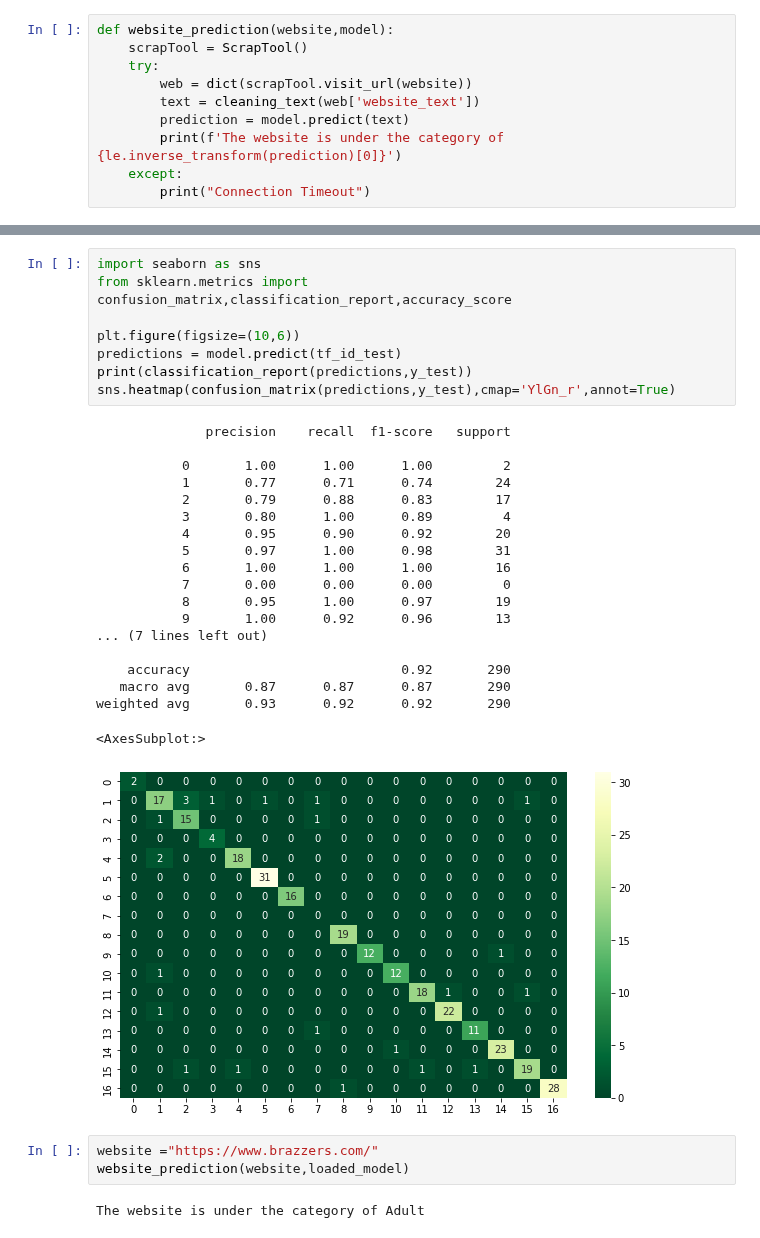
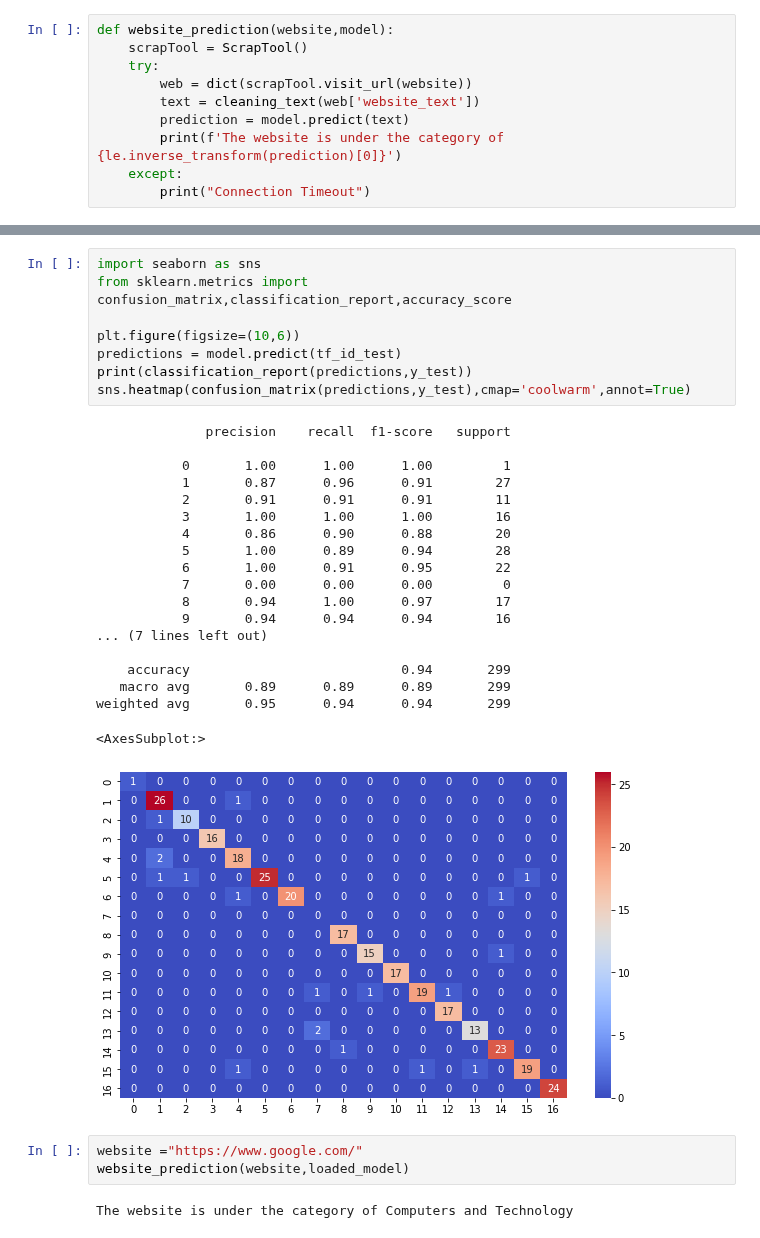
Before and after one commit to Shreyas-hacker/Webpages, a Jupyter notebook: WebsiteClassificationwithCleanedData.ipynb, the cells around one changed output, grey strips where cells are left out. Saved outputs shown, nothing was run; the diff lists cells and outputs as text.

```diff
--- a/WebsiteClassificationwithCleanedData.ipynb
+++ b/WebsiteClassificationwithCleanedData.ipynb
@@ -377,33 +376,33 @@ print(result)
 # %%
 import seaborn as sns
 from sklearn.metrics import confusion_matrix,classification_report,accuracy_score
 
 plt.figure(figsize=(10,6))
 predictions = model.predict(tf_id_test)
 print(classification_report(predictions,y_test))
-sns.heatmap(confusion_matrix(predictions,y_test),cmap='YlGn_r',annot=True)
+sns.heatmap(confusion_matrix(predictions,y_test),cmap='coolwarm',annot=True)
 # %% [output]
               precision    recall  f1-score   support
 
-           0       1.00      1.00      1.00         2
-           1       0.77      0.71      0.74        24
-           2       0.79      0.88      0.83        17
-           3       0.80      1.00      0.89         4
-           4       0.95      0.90      0.92        20
-           5       0.97      1.00      0.98        31
-           6       1.00      1.00      1.00        16
+           0       1.00      1.00      1.00         1
+           1       0.87      0.96      0.91        27
+           2       0.91      0.91      0.91        11
+           3       1.00      1.00      1.00        16
+           4       0.86      0.90      0.88        20
+           5       1.00      0.89      0.94        28
+           6       1.00      0.91      0.95        22
            7       0.00      0.00      0.00         0
-           8       0.95      1.00      0.97        19
-           9       1.00      0.92      0.96        13
+           8       0.94      1.00      0.97        17
+           9       0.94      0.94      0.94        16
 ... (7 lines left out)
 
-    accuracy                           0.92       290
-   macro avg       0.87      0.87      0.87       290
-weighted avg       0.93      0.92      0.92       290
+    accuracy                           0.94       299
+   macro avg       0.89      0.89      0.89       299
+weighted avg       0.95      0.94      0.94       299
 <AxesSubplot:>
-[figure, old version]
+[figure, new version]
 # %%
-website ="https://www.brazzers.com/"
+website ="https://www.google.com/"
 website_prediction(website,loaded_model)
 # %% [output]
-The website is under the category of Adult
+The website is under the category of Computers and Technology
```
Also changed, not shown: parts of 21 cells of this notebook, 3 other files.
